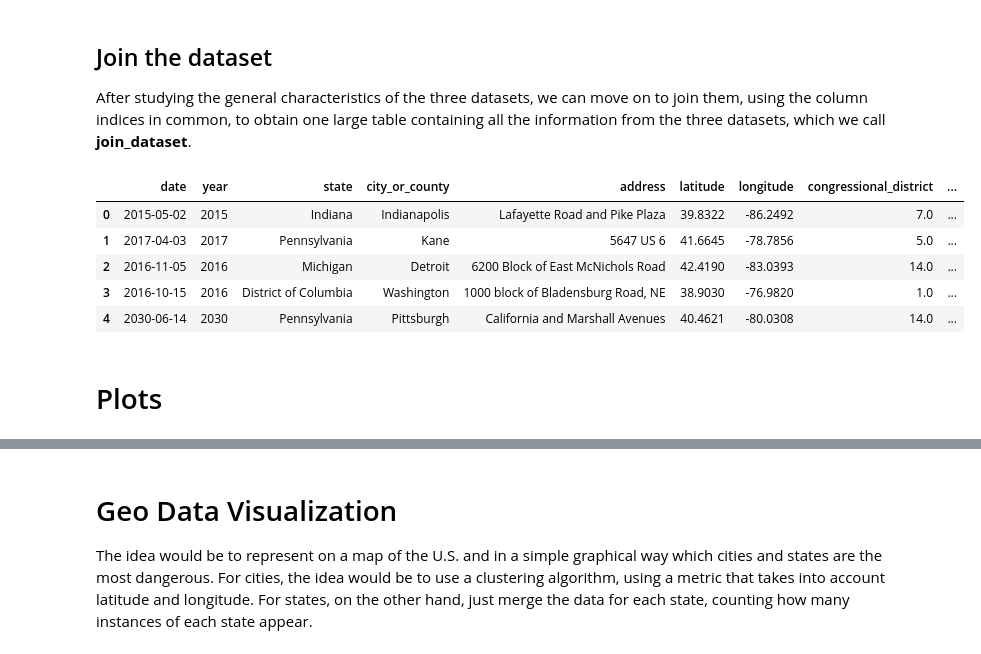
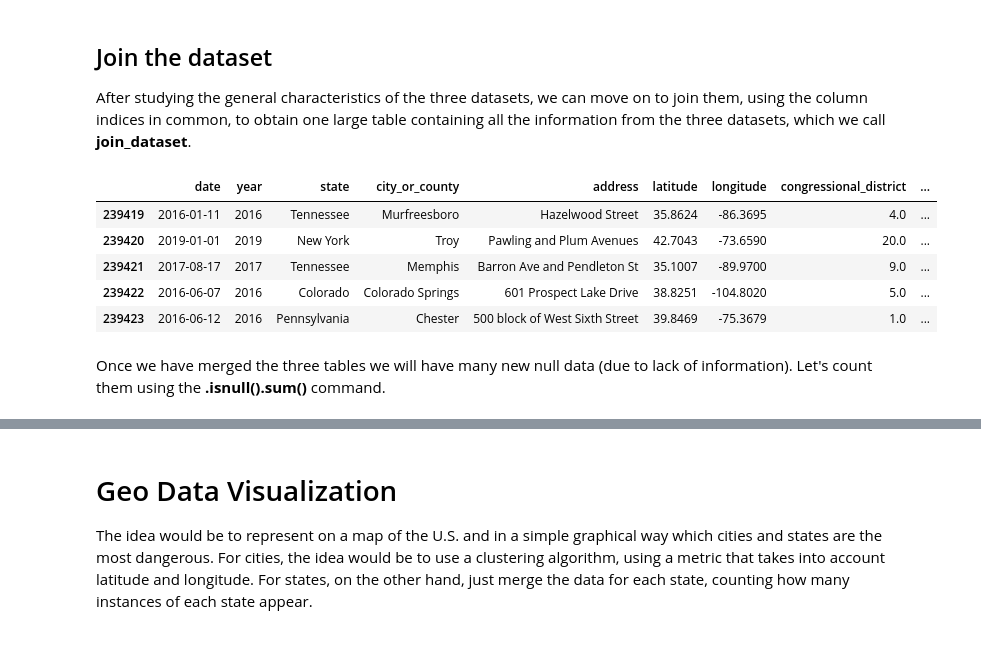
Before and after one commit to LoSpiri/DataMining, a Jupyter notebook: project.ipynb, the cells around one changed output, grey strips where cells are left out. Saved outputs shown, nothing was run; the diff lists cells and outputs as text; code cells hidden in the pictures.

```diff
--- a/project.ipynb
+++ b/project.ipynb
@@ -268,0 +318,14 @@ The total number of duplicate rows in the Year State Disctrict House dataset is
+# %%
+#define a list of columns to be processed for poverty
+columns_to_numeric_poverty = ['povertyPercentage', 'year']
+
+print("Print how many data we cancelled in the process of transforming from object data to numeric data in PovertyByStateYear dataframe:")
+for columns in columns_to_numeric_poverty:
+    nan_before = poverty[columns].isna().sum()
+    poverty[columns] = pd.to_numeric(poverty[columns], errors='coerce')
+    nan_after = poverty[columns].isna().sum()
+    print(f"{columns} : {nan_after - nan_before}")
+
+#check that the types in each column we have changed are of type numeric
+print("\n")
+poverty[columns_to_numeric_poverty].info()
@@ -268,0 +347,14 @@ The total number of duplicate rows in the Year State Disctrict House dataset is
+# %%
+#define a list of columns to be processed for district
+columns_to_numeric_district = [  'candidatevotes', 'totalvotes', 'congressional_district', 'year']
+
+print("Print how many data we cancelled in the process of transforming from object data to numeric data in District dataframe:")
+for columns in columns_to_numeric_district:
+    nan_before = district[columns].isna().sum()
+    district[columns] = pd.to_numeric(district[columns], errors='coerce')
+    nan_after = district[columns].isna().sum()
+    print(f"{columns} : {nan_after - nan_before}")
+
+#check that the types in each column we have changed are of type numeric
+print("\n")
+district[columns_to_numeric_district].info()
@@ -268,0 +438,4 @@ The total number of duplicate rows in the Year State Disctrict House dataset is
+# %%
+incidents['date'] = incidents['date'].str.replace(r'2028-', '2018-')
+incidents['date'] = incidents['date'].str.replace(r'2029-', '2019-')
+incidents['date'] = incidents['date'].str.replace(r'2030-', '2020-')
@@ -268,0 +444,7 @@ The total number of duplicate rows in the Year State Disctrict House dataset is
+# %%
+nan_before=incidents['date'].isna().sum()
+incidents['date'] = pd.to_datetime(incidents['date'], errors='coerce')
+nan_after=incidents['date'].isna().sum()
+print("Print how many data we cancelled in the process of transforming from object data to datetime data:")
+print("date :", nan_after - nan_before)
+incidents["date"].info()
@@ -273,25 +557,25 @@ After studying the general characteristics of the three datasets, we can move on
 # %%
 # Add and reorder year column to join poverty table
 columns = incidents.columns
 incidents['year'] = pd.to_datetime(incidents['date']).dt.year
 incidents = incidents[columns.insert(columns.get_loc('date') + 1, 'year')]
 join_1 = pd.merge(incidents, poverty, on=['year','state'], how='left')
 
 #join_1.head()
 
 # Workaround to join district table
 temp = join_1['state']
 join_1['state'] = join_1['state'].str.upper()
 join_dataset = pd.merge(join_1, district, on=['year','state','congressional_district'], how='left')
 join_dataset['state'] = temp
 
-join_dataset.head()
+join_dataset.tail()
 # %% [output]
 |  | date | year | state | city_or_county | address | latitude | longitude | congressional_district | ... |
-| 0 | 2015-05-02 | 2015 | Indiana | Indianapolis | Lafayette Road and Pike Plaza | 39.8322 | -86.2492 | 7.0 | ... |
-| 1 | 2017-04-03 | 2017 | Pennsylvania | Kane | 5647 US 6 | 41.6645 | -78.7856 | 5.0 | ... |
-| 2 | 2016-11-05 | 2016 | Michigan | Detroit | 6200 Block of East McNichols Road | 42.4190 | -83.0393 | 14.0 | ... |
-| 3 | 2016-10-15 | 2016 | District of Columbia | Washington | 1000 block of Bladensburg Road, NE | 38.9030 | -76.9820 | 1.0 | ... |
-| 4 | 2030-06-14 | 2030 | Pennsylvania | Pittsburgh | California and Marshall Avenues | 40.4621 | -80.0308 | 14.0 | ... |
+| 239419 | 2016-01-11 | 2016 | Tennessee | Murfreesboro | Hazelwood Street | 35.8624 | -86.3695 | 4.0 | ... |
+| 239420 | 2019-01-01 | 2019 | New York | Troy | Pawling and Plum Avenues | 42.7043 | -73.6590 | 20.0 | ... |
+| 239421 | 2017-08-17 | 2017 | Tennessee | Memphis | Barron Ave and Pendleton St | 35.1007 | -89.9700 | 9.0 | ... |
+| 239422 | 2016-06-07 | 2016 | Colorado | Colorado Springs | 601 Prospect Lake Drive | 38.8251 | -104.8020 | 5.0 | ... |
+| 239423 | 2016-06-12 | 2016 | Pennsylvania | Chester | 500 block of West Sixth Street | 39.8469 | -75.3679 | 1.0 | ... |
-# %% [markdown]
-# Plots
+# %% [markdown]
+Once we have merged the three tables we will have many new null data (due to lack of information). Let's count them using the **.isnull().sum()** command.
```
Also changed, not shown: parts of 62 cells of this notebook.
